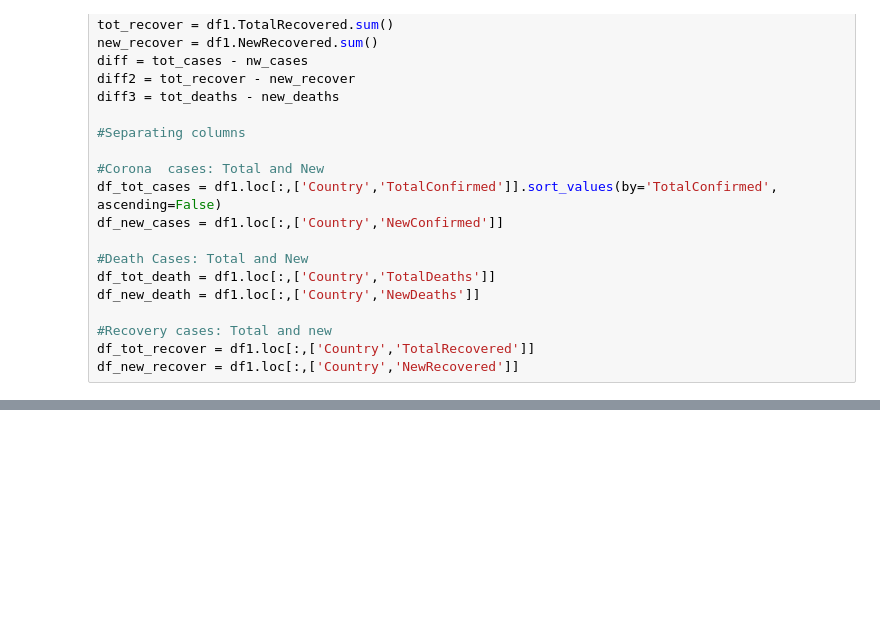
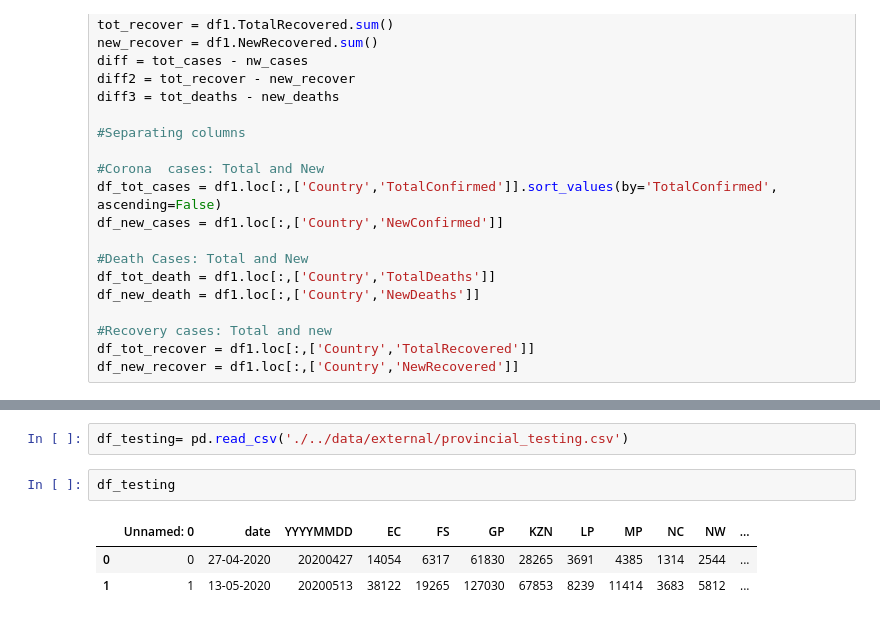
Before and after one commit to Umuzi-org/covid19-analysis, a Jupyter notebook: notebooks/Provincial_analysis.ipynb, the cells around one changed output, grey strips where cells are left out. Drawn from its saved outputs; the diff is of its cells as text; blank space fills up the shorter version.

```diff
--- a/notebooks/Provincial_analysis.ipynb
+++ b/notebooks/Provincial_analysis.ipynb
@@ -464,3 +474,11 @@ fig.update_layout(title_text="Confirmed Cases by Province")
 fig.show()
 # %% [output]
 [interactive output not drawn]
+# %%
+df_testing= pd.read_csv('./../data/external/provincial_testing.csv')
+# %%
+df_testing
+# %% [output]
+|  | Unnamed: 0 | date | YYYYMMDD | EC | FS | GP | KZN | LP | MP | NC | NW | ... |
+| 0 | 0 | 27-04-2020 | 20200427 | 14054 | 6317 | 61830 | 28265 | 3691 | 4385 | 1314 | 2544 | ... |
+| 1 | 1 | 13-05-2020 | 20200513 | 38122 | 19265 | 127030 | 67853 | 8239 | 11414 | 3683 | 5812 | ... |
```
Also changed, not shown: parts of 11 cells of this notebook.
